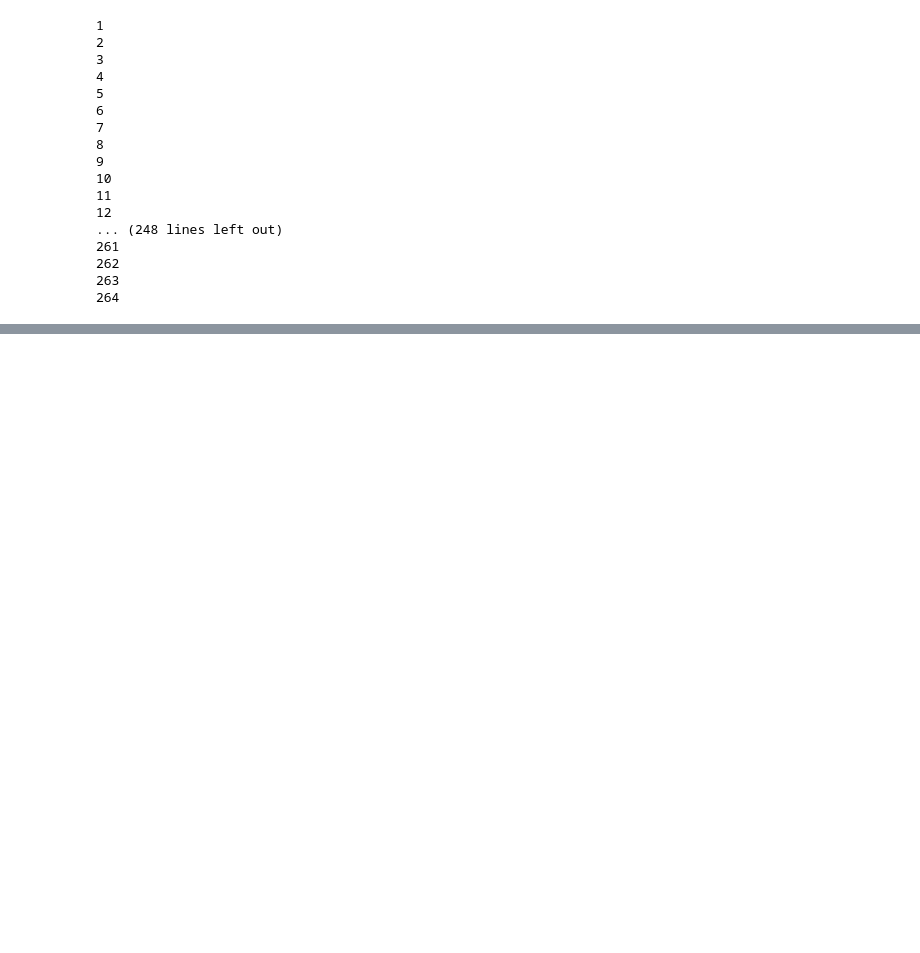
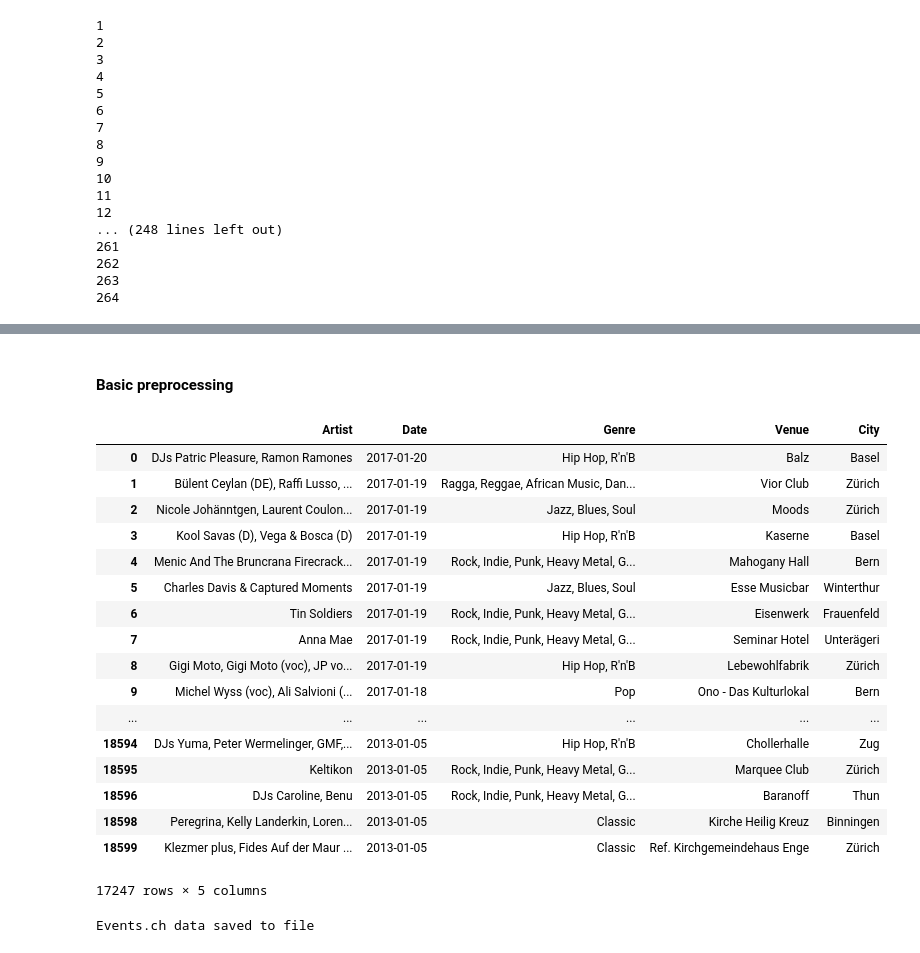
Before and after one commit to sareban/ada-project, a Jupyter notebook: Events.ch.ipynb, the cells around one changed output, grey strips where cells are left out. Drawn from its saved outputs; the diff is of its cells as text; code cells hidden in the pictures; blank space fills up the shorter version.

Commit message:
Finished data scrapping
Events.ch ResidentAdvisor RouteDesFestivals

```diff
--- a/Events.ch.ipynb
+++ b/Events.ch.ipynb
@@ -80,0 +109,2 @@ df
+# %% [markdown]
+#### Basic preprocessing
@@ -80,0 +114,38 @@ df
+# %%
+# Parse the venue column into venue / city
+filename = 'total_eventsch.csv'
+df = pd.read_csv(filename)
+
+venue = pd.DataFrame(df['Venue'].str.split(',',1).tolist(),columns = ['Venue','City'])
+venue['City'] = venue['City'].map(lambda x: str(x)[5:])
+venue
+df=df.drop('Venue', 1).join(venue)
+df.dropna(0, inplace=True)
+df
+# %% [output]
+|  | Artist | Date | Genre | Venue | City |
+| 0 | DJs Patric Pleasure, Ramon Ramones | 2017-01-20 | Hip Hop, R'n'B | Balz | Basel |
+| 1 | Bülent Ceylan (DE), Raffi Lusso, ... | 2017-01-19 | Ragga, Reggae, African Music, Dan... | Vior Club | Zürich |
+| 2 | Nicole Johänntgen, Laurent Coulon... | 2017-01-19 | Jazz, Blues, Soul | Moods | Zürich |
+| 3 | Kool Savas (D), Vega & Bosca (D) | 2017-01-19 | Hip Hop, R'n'B | Kaserne | Basel |
+| 4 | Menic And The Bruncrana Firecrack... | 2017-01-19 | Rock, Indie, Punk, Heavy Metal, G... | Mahogany Hall | Bern |
+| 5 | Charles Davis & Captured Moments | 2017-01-19 | Jazz, Blues, Soul | Esse Musicbar | Winterthur |
+| 6 | Tin Soldiers | 2017-01-19 | Rock, Indie, Punk, Heavy Metal, G... | Eisenwerk | Frauenfeld |
+| 7 | Anna Mae | 2017-01-19 | Rock, Indie, Punk, Heavy Metal, G... | Seminar Hotel | Unterägeri |
+| 8 | Gigi Moto, Gigi Moto (voc), JP vo... | 2017-01-19 | Hip Hop, R'n'B | Lebewohlfabrik | Zürich |
+| 9 | Michel Wyss (voc), Ali Salvioni (... | 2017-01-18 | Pop | Ono - Das Kulturlokal | Bern |
+| ... | ... | ... | ... | ... | ... |
+| 18594 | DJs Yuma, Peter Wermelinger, GMF,... | 2013-01-05 | Hip Hop, R'n'B | Chollerhalle | Zug |
+| 18595 | Keltikon | 2013-01-05 | Rock, Indie, Punk, Heavy Metal, G... | Marquee Club | Zürich |
+| 18596 | DJs Caroline, Benu | 2013-01-05 | Rock, Indie, Punk, Heavy Metal, G... | Baranoff | Thun |
+| 18598 | Peregrina, Kelly Landerkin, Loren... | 2013-01-05 | Classic | Kirche Heilig Kreuz | Binningen |
+| 18599 | Klezmer plus, Fides Auf der Maur ... | 2013-01-05 | Classic | Ref. Kirchgemeindehaus Enge | Zürich |
+17247 rows × 5 columns
+# %%
+# Save data to csv
+
+filename = 'total_eventsch.csv'
+pd.DataFrame(df, columns=list(df.columns)).to_csv(filename, index=False, encoding="utf-8")
+print('Events.ch data saved to file')
+# %% [output]
+Events.ch data saved to file
```
Also changed, not shown: parts of 10 cells of this notebook, 7 other files.
